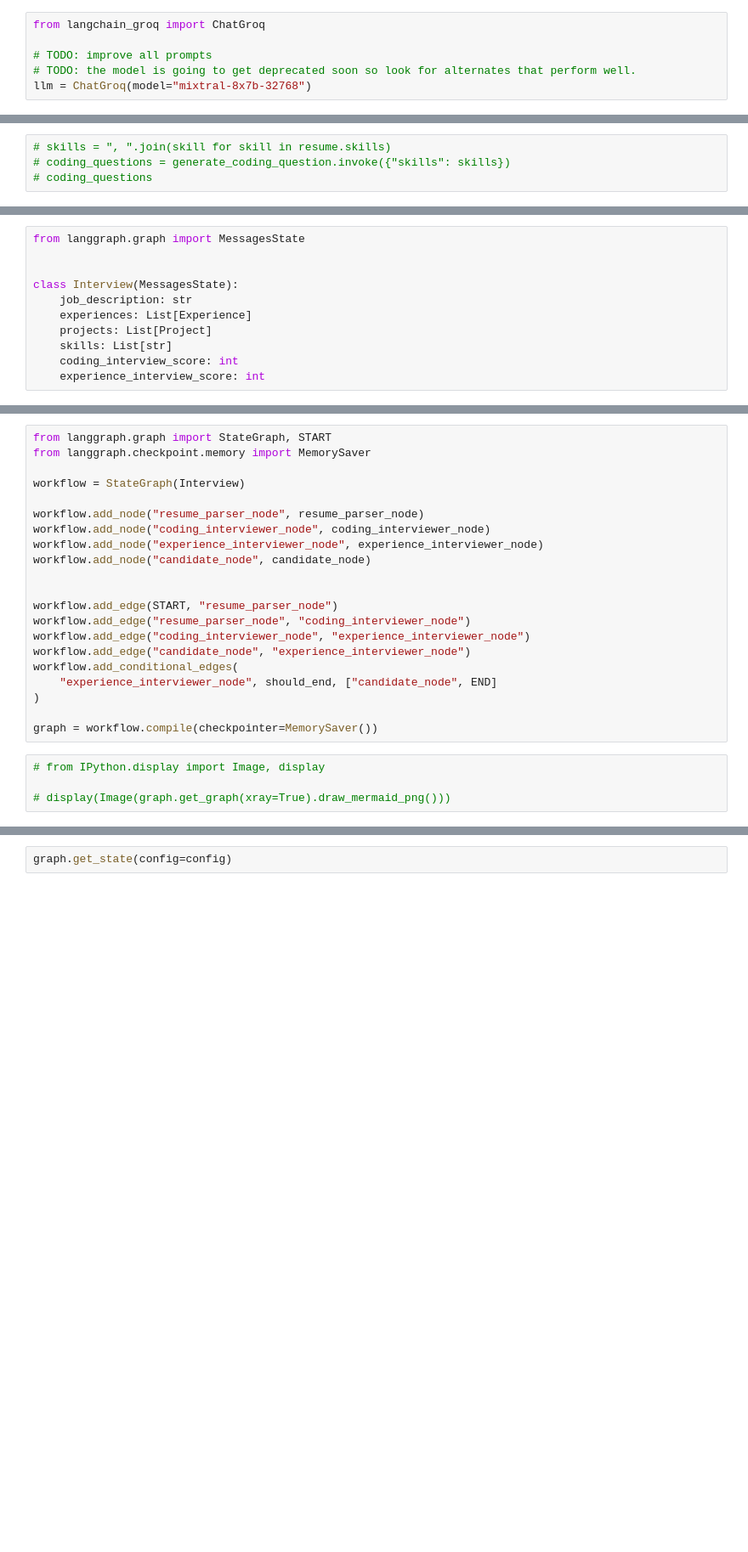
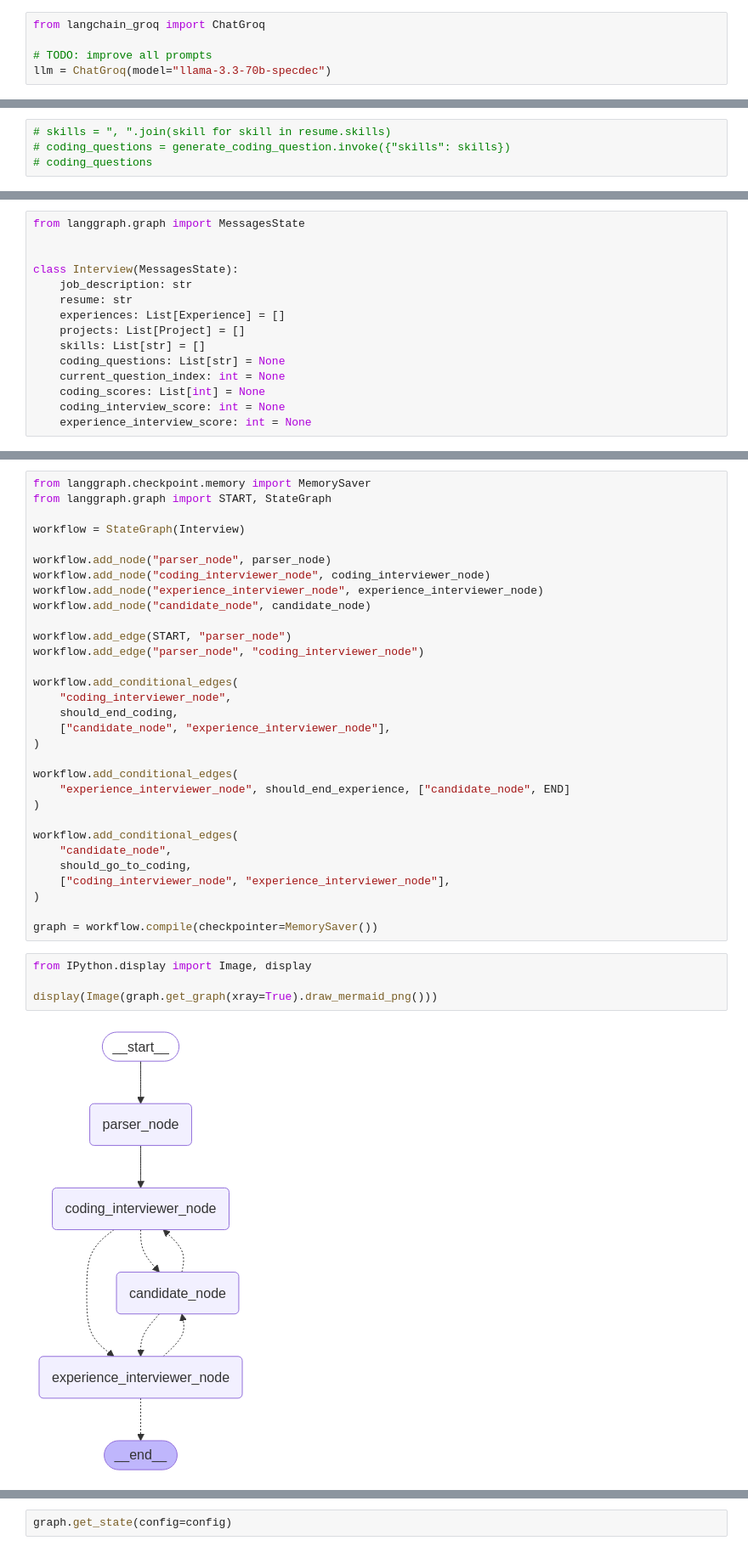
Before and after one commit to aayushjoshi-12/interviewer, a Jupyter notebook: notebooks/main.ipynb, the cells around one changed output, grey strips where cells are left out. Shown at 85% size. Drawn from its saved outputs; the diff is of its cells as text; blank space fills up the shorter version.

```diff
--- a/notebooks/main.ipynb
+++ b/notebooks/main.ipynb
@@ -2,8 +2,7 @@
 from langchain_groq import ChatGroq
 
 # TODO: improve all prompts
-# TODO: the model is going to get deprecated soon so look for alternates that perform well.
-llm = ChatGroq(model="mixtral-8x7b-32768")
+llm = ChatGroq(model="llama-3.3-70b-specdec")
 # %%
 from typing import List
 
@@ -162,9 +190,13 @@ from langgraph.graph import MessagesState
 
 class Interview(MessagesState):
     job_description: str
-    experiences: List[Experience]
-    projects: List[Project]
-    skills: List[str]
-    coding_interview_score: int
-    experience_interview_score: int
+    resume: str
+    experiences: List[Experience] = []
+    projects: List[Project] = []
+    skills: List[str] = []
+    coding_questions: List[str] = None
+    current_question_index: int = None
+    coding_scores: List[int] = None
+    coding_interview_score: int = None
+    experience_interview_score: int = None
 # %%
@@ -230,25 +304,37 @@ def should_end(state: Interview):
 # %%
-from langgraph.graph import StateGraph, START
 from langgraph.checkpoint.memory import MemorySaver
+from langgraph.graph import START, StateGraph
 
 workflow = StateGraph(Interview)
 
-workflow.add_node("resume_parser_node", resume_parser_node)
+workflow.add_node("parser_node", parser_node)
 workflow.add_node("coding_interviewer_node", coding_interviewer_node)
 workflow.add_node("experience_interviewer_node", experience_interviewer_node)
 workflow.add_node("candidate_node", candidate_node)
 
+workflow.add_edge(START, "parser_node")
+workflow.add_edge("parser_node", "coding_interviewer_node")
 
-workflow.add_edge(START, "resume_parser_node")
-workflow.add_edge("resume_parser_node", "coding_interviewer_node")
-workflow.add_edge("coding_interviewer_node", "experience_interviewer_node")
-workflow.add_edge("candidate_node", "experience_interviewer_node")
 workflow.add_conditional_edges(
-    "experience_interviewer_node", should_end, ["candidate_node", END]
+    "coding_interviewer_node",
+    should_end_coding,
+    ["candidate_node", "experience_interviewer_node"],
+)
+
+workflow.add_conditional_edges(
+    "experience_interviewer_node", should_end_experience, ["candidate_node", END]
+)
+
+workflow.add_conditional_edges(
+    "candidate_node",
+    should_go_to_coding,
+    ["coding_interviewer_node", "experience_interviewer_node"],
 )
 
 graph = workflow.compile(checkpointer=MemorySaver())
 # %%
-# from IPython.display import Image, display
+from IPython.display import Image, display
 
-# display(Image(graph.get_graph(xray=True).draw_mermaid_png()))
+display(Image(graph.get_graph(xray=True).draw_mermaid_png()))
+# %% [output]
+[figure, added]
```
Also changed, not shown: parts of 14 cells of this notebook, 16 other files.
